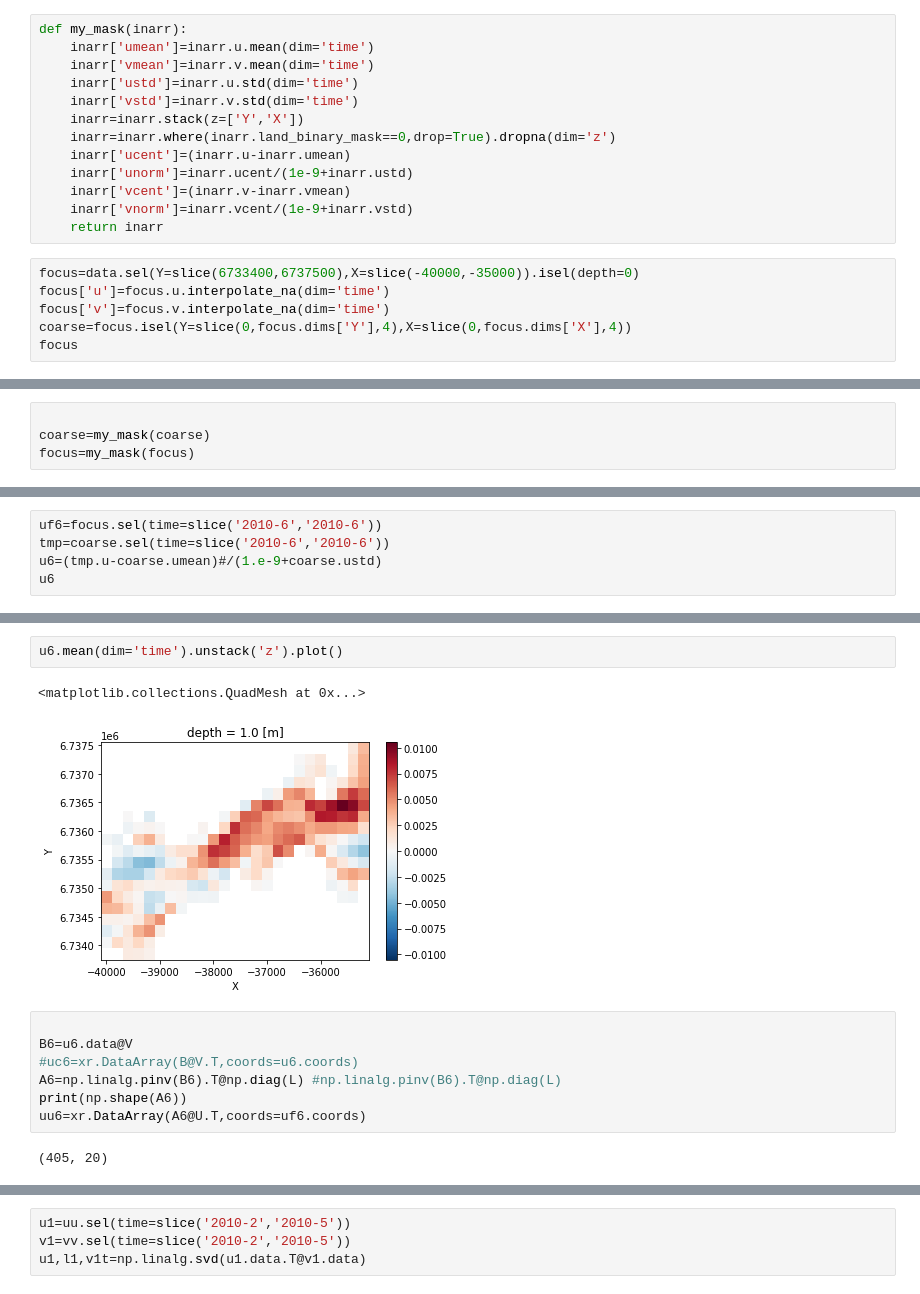
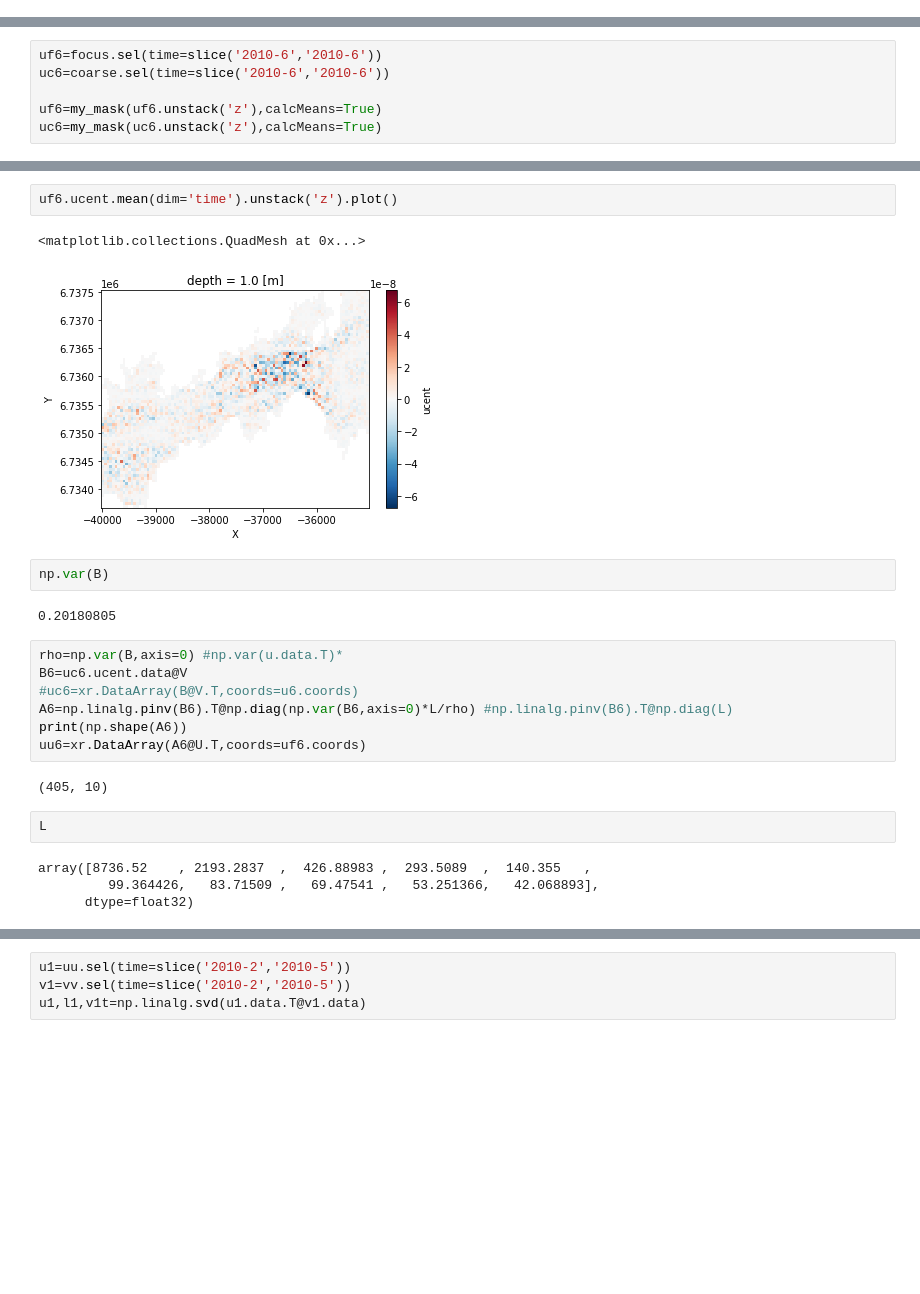
Before and after one commit to galendal/FACTS, a Jupyter notebook: eof_GA.ipynb, the cells around one changed output, grey strips where cells are left out. Cells and saved outputs as stored; diff of their text form; blank space fills up the shorter version.

```diff
--- a/eof_GA.ipynb
+++ b/eof_GA.ipynb
@@ -160,19 +0,0 @@ data.close()
-# %%
-def my_mask(inarr):
-    inarr['umean']=inarr.u.mean(dim='time')
-    inarr['vmean']=inarr.v.mean(dim='time')
-    inarr['ustd']=inarr.u.std(dim='time')
-    inarr['vstd']=inarr.v.std(dim='time')
-    inarr=inarr.stack(z=['Y','X'])
-    inarr=inarr.where(inarr.land_binary_mask==0,drop=True).dropna(dim='z')
-    inarr['ucent']=(inarr.u-inarr.umean)
-    inarr['unorm']=inarr.ucent/(1e-9+inarr.ustd)
-    inarr['vcent']=(inarr.v-inarr.vmean)
-    inarr['vnorm']=inarr.vcent/(1e-9+inarr.vstd)
-    return inarr
-# %%
-focus=data.sel(Y=slice(6733400,6737500),X=slice(-40000,-35000)).isel(depth=0)
-focus['u']=focus.u.interpolate_na(dim='time')
-focus['v']=focus.v.interpolate_na(dim='time')
-coarse=focus.isel(Y=slice(0,focus.dims['Y'],4),X=slice(0,focus.dims['X'],4))
-focus
@@ -196,4 +0,0 @@ Attributes:
-# %%
-
-coarse=my_mask(coarse)
-focus=my_mask(focus)
@@ -254,5 +212,6 @@ focus.vcent.isel(time=100).unstack('z').plot()
 # %%
 uf6=focus.sel(time=slice('2010-6','2010-6'))
-tmp=coarse.sel(time=slice('2010-6','2010-6'))
-u6=(tmp.u-coarse.umean)#/(1.e-9+coarse.ustd)
-u6
+uc6=coarse.sel(time=slice('2010-6','2010-6'))
+
+uf6=my_mask(uf6.unstack('z'),calcMeans=True)
+uc6=my_mask(uc6.unstack('z'),calcMeans=True)
@@ -280,14 +218,24 @@ Coordinates:
 # %%
-u6.mean(dim='time').unstack('z').plot()
+uf6.ucent.mean(dim='time').unstack('z').plot()
 # %% [output]
 <matplotlib.collections.QuadMesh at 0x...>
-[figure, old version]
+[figure, new version]
+# %%
+np.var(B)
+# %% [output]
+0.20180805
 # %%
-
-B6=u6.data@V
+rho=np.var(B,axis=0) #np.var(u.data.T)*
+B6=uc6.ucent.data@V
 #uc6=xr.DataArray(B@V.T,coords=u6.coords)
-A6=np.linalg.pinv(B6).T@np.diag(L) #np.linalg.pinv(B6).T@np.diag(L)
+A6=np.linalg.pinv(B6).T@np.diag(np.var(B6,axis=0)*L/rho) #np.linalg.pinv(B6).T@np.diag(L)
 print(np.shape(A6))
 uu6=xr.DataArray(A6@U.T,coords=uf6.coords)
 # %% [output]
-(405, 20)
+(405, 10)
+# %%
+L
+# %% [output]
+array([8736.52    , 2193.2837  ,  426.88983 ,  293.5089  ,  140.355   ,
+         99.364426,   83.71509 ,   69.47541 ,   53.251366,   42.068893],
+      dtype=float32)
```
Also changed, not shown: parts of 45 cells of this notebook, 1 other file.
